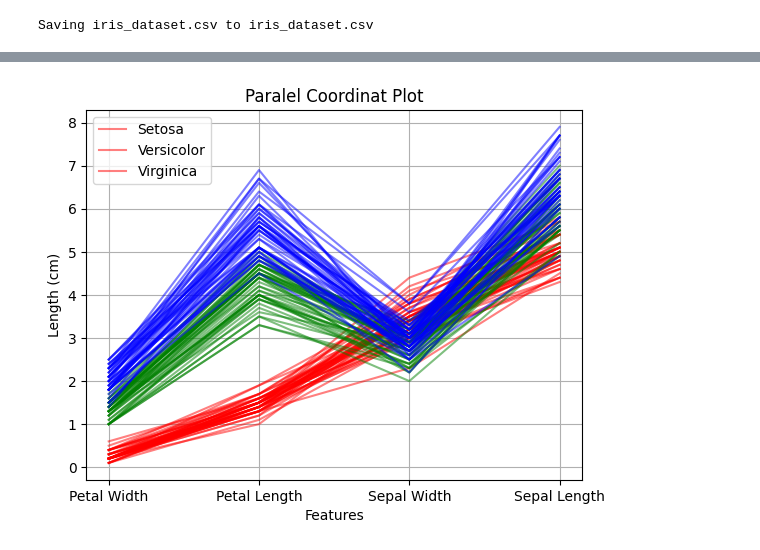
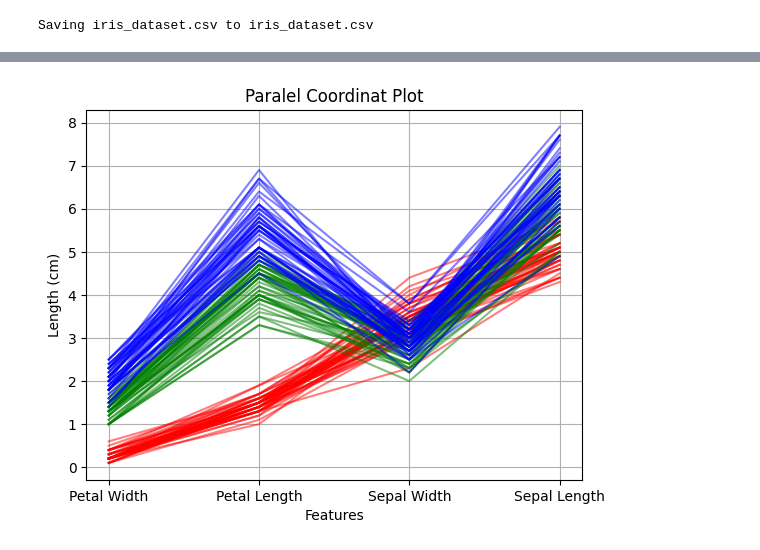
Before and after one commit to rafiahmad222/LKM2-Data-Mining, a Jupyter notebook: LKM2_Rafi Ahmad R.ipynb, the cells around one changed output, grey strips where cells are left out. Cells and saved outputs as stored; diff of their text form; code cells hidden in the pictures.

```diff
--- a/LKM2_Rafi Ahmad R.ipynb
+++ b/LKM2_Rafi Ahmad R.ipynb
@@ -108,26 +205,22 @@ plt.show ()
 # %%
 # Memilih data berkelas Setosa, Versicolor, dan Virginica
-setosa_data = data[data['Species_name'] == 'Setosa']
-versicolor_data = data[data['Species_name'] == 'Versicolor']
-verginica_data = data[data['Species_name'] == 'Verginica']
+species_data = {
+    'Setosa': data[data['Species_name'] == 'Setosa'],
+    'Versicolor': data[data['Species_name'] == 'Versicolor'],
+    'Virginica': data[data['Species_name'] == 'Verginica']
+}
 
-for _, row in setosa_data.iterrows():
-    plt.plot(range(1, 5), row[['Petal_width', 'Petal_length', 'Sepal_width', 'Sepal_length']], color='red', alpha=0.5)
+colors = {'Setosa': 'red', 'Versicolor': 'green', 'Virginica': 'blue'}
 
-for _, row in versicolor_data.iterrows():
-    plt.plot(range(1, 5), row[['Petal_width', 'Petal_length', 'Sepal_width', 'Sepal_length']], color='green', alpha=0.5)
-
-for _, row in verginica_data.iterrows():
-    plt.plot(range(1, 5), row[['Petal_width', 'Petal_length', 'Sepal_width', 'Sepal_length']], color='blue', alpha=0.5)
-
+for species, color in colors.items():
+    for _, row in species_data[species].iterrows():
+        plt.plot(range(1, 5), row[['Petal_width', 'Petal_length', 'Sepal_width', 'Sepal_length']],
+                 color=color, alpha=0.5, label=species if _ == 0 else "")
 plt.xticks(range(1, 5), ['Petal Width', 'Petal Length', 'Sepal Width', 'Sepal Length'])
 plt.xlabel('Features')
 plt.ylabel('Length (cm)')
 plt.title('Paralel Coordinat Plot')
-
-plt.legend(['Setosa', 'Versicolor', 'Virginica'])
-
 plt.grid(True)
 plt.show()
 # %% [output]
-[figure, old version]
+[figure, new version]
```
Also changed, not shown: parts of 10 cells of this notebook.
